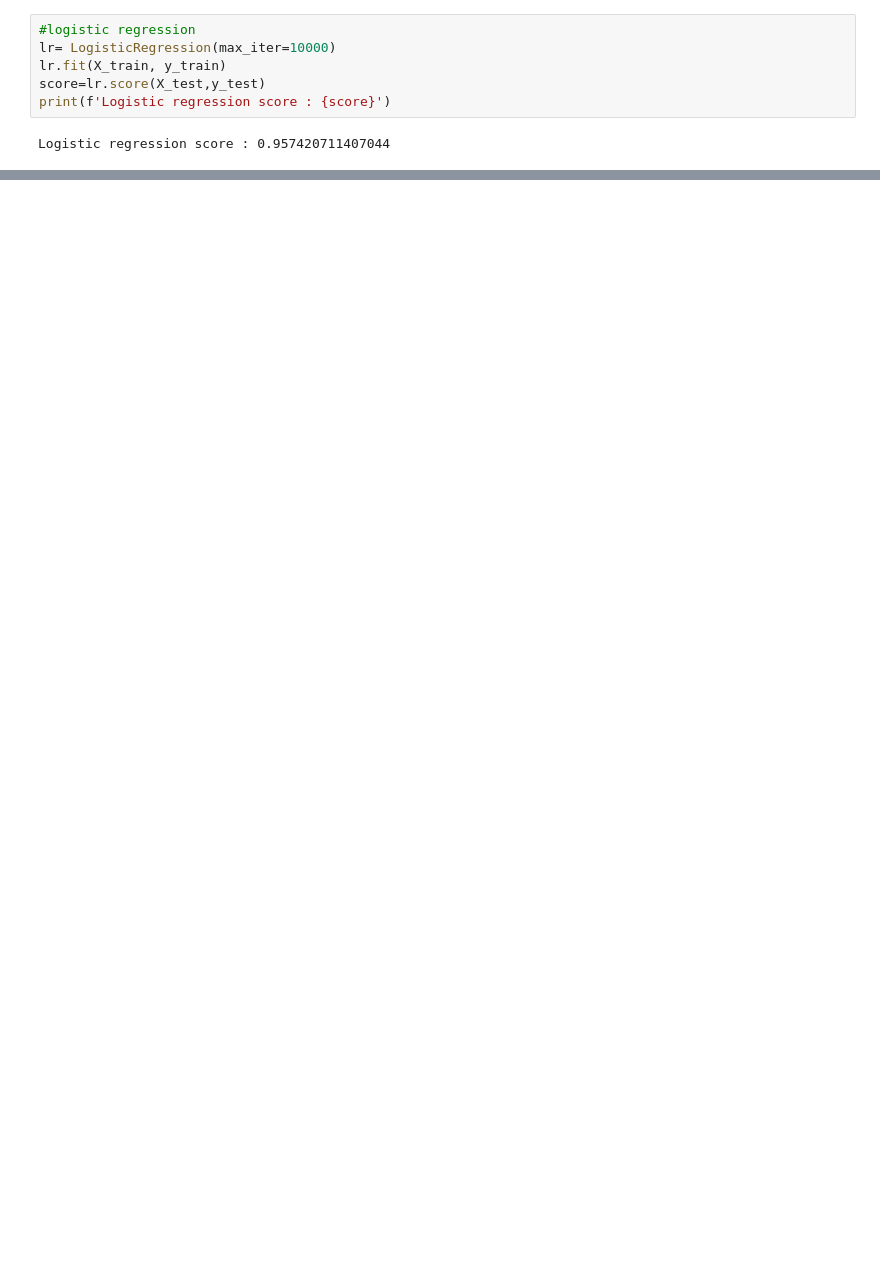
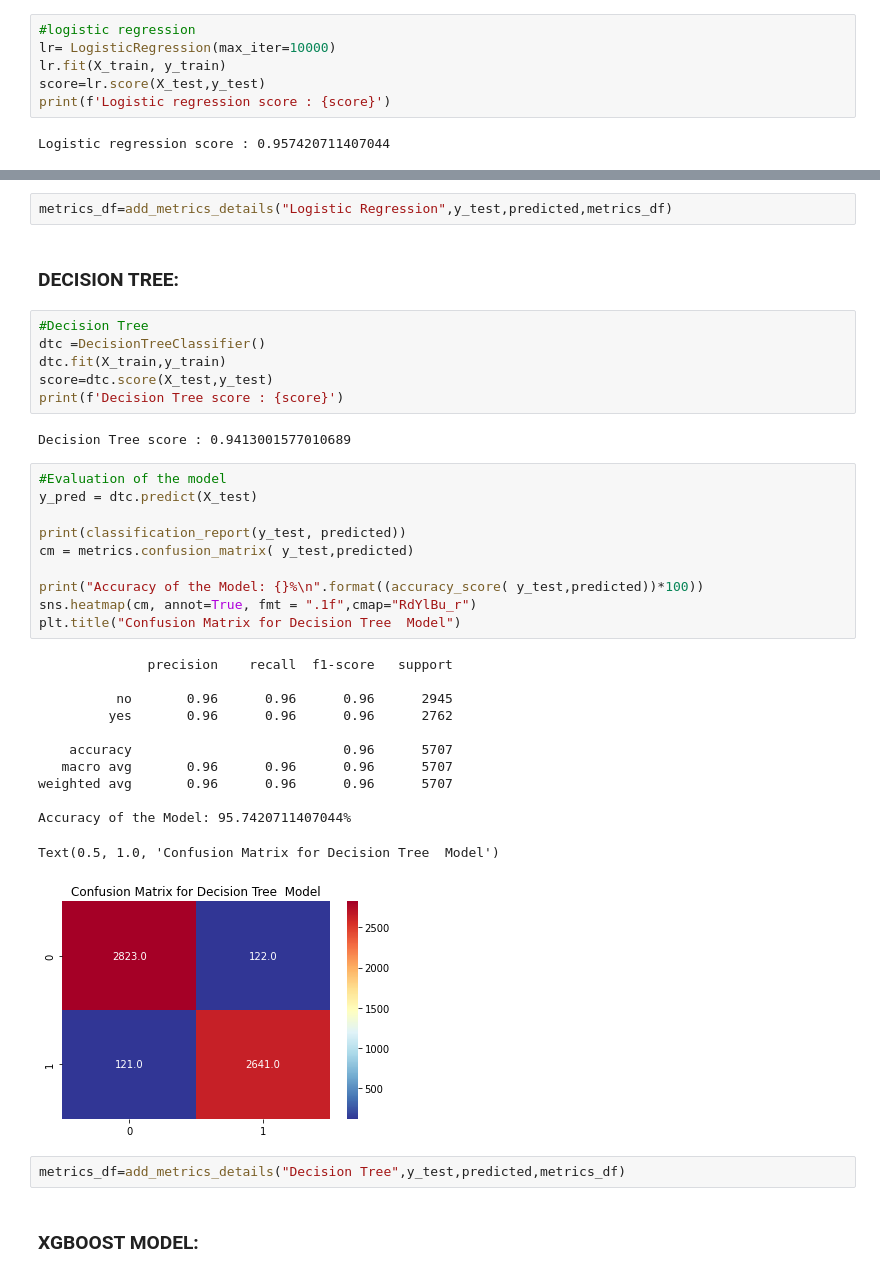
Before and after one commit to paulsoumyadip/airline_referral, a Jupyter notebook: Airline_Passenger_referral_prediction_.ipynb, the cells around one changed output, grey strips where cells are left out. Cells and saved outputs as stored; diff of their text form; blank space fills up the shorter version.

```diff
--- a/Airline_Passenger_referral_prediction_.ipynb
+++ b/Airline_Passenger_referral_prediction_.ipynb
@@ -698,0 +735,39 @@ Logistic regression score : 0.957420711407044
+# %%
+metrics_df=add_metrics_details("Logistic Regression",y_test,predicted,metrics_df)
+# %% [markdown]
+### **DECISION TREE:**
+# %%
+#Decision Tree
+dtc =DecisionTreeClassifier()
+dtc.fit(X_train,y_train)
+score=dtc.score(X_test,y_test)
+print(f'Decision Tree score : {score}')
+# %% [output]
+Decision Tree score : 0.9413001577010689
+# %%
+#Evaluation of the model
+y_pred = dtc.predict(X_test)
+
+print(classification_report(y_test, predicted))
+cm = metrics.confusion_matrix( y_test,predicted)
+
+print("Accuracy of the Model: {}%\n".format((accuracy_score( y_test,predicted))*100))
+sns.heatmap(cm, annot=True, fmt = ".1f",cmap="RdYlBu_r")
+plt.title("Confusion Matrix for Decision Tree  Model")
+# %% [output]
+              precision    recall  f1-score   support
+
+          no       0.96      0.96      0.96      2945
+         yes       0.96      0.96      0.96      2762
+
+    accuracy                           0.96      5707
+   macro avg       0.96      0.96      0.96      5707
+weighted avg       0.96      0.96      0.96      5707
+
+Accuracy of the Model: 95.7420711407044%
+Text(0.5, 1.0, 'Confusion Matrix for Decision Tree  Model')
+[figure, added]
+# %%
+metrics_df=add_metrics_details("Decision Tree",y_test,predicted,metrics_df)
+# %% [markdown]
+### **XGBOOST MODEL:**
```
Also changed, not shown: parts of 49 cells of this notebook.
